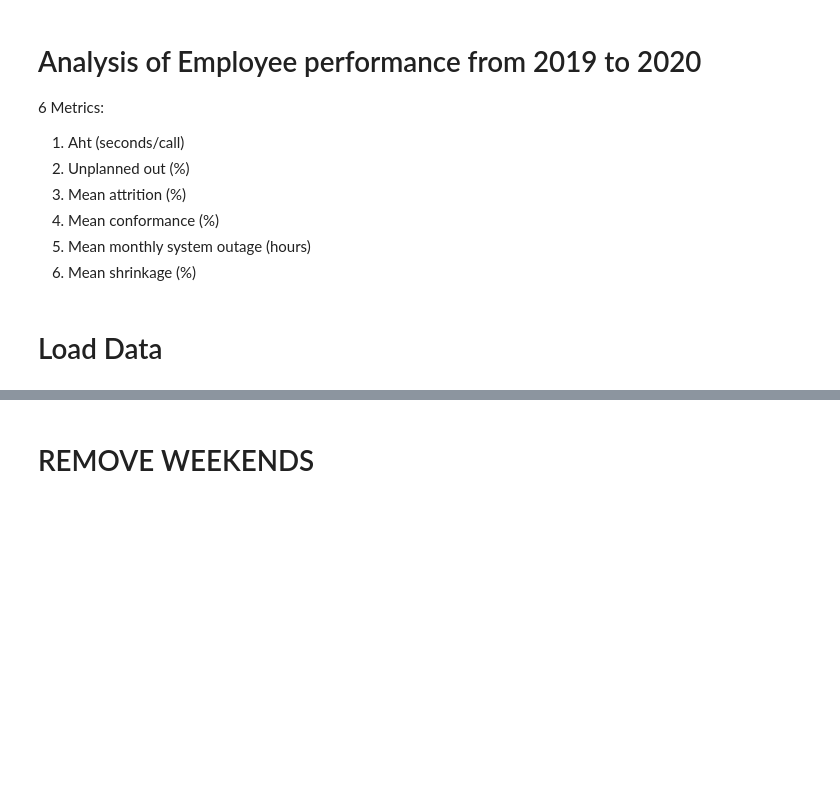
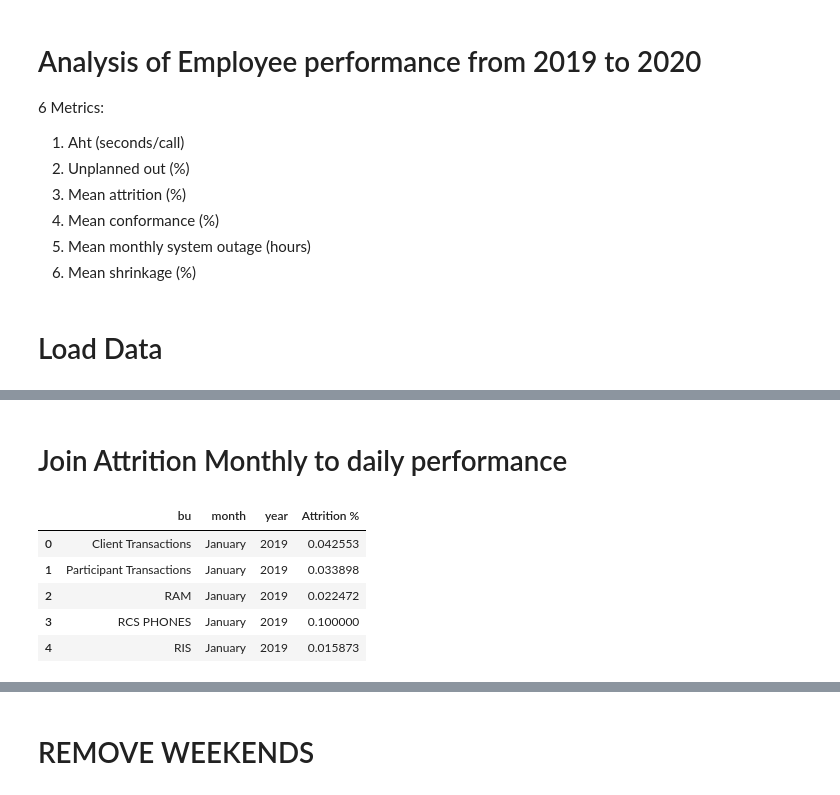
Before and after one commit to majickdave/dji_vol, a Jupyter notebook: wfh_analysis/6 metrics.ipynb, the cells around one changed output, grey strips where cells are left out. Cells and saved outputs as stored; diff of their text form; code cells hidden in the pictures; blank space fills up the shorter version.

Commit message:
joined attrition by month

```diff
--- a/wfh_analysis/6 metrics.ipynb
+++ b/wfh_analysis/6 metrics.ipynb
@@ -80,0 +34,13 @@ Timestamp('2019-01-31 00:00:00')
+# %% [markdown]
+# Join Attrition Monthly to daily performance
+# %%
+att = pd.read_csv('attrition_clean.csv', index_col=0)
+att.rename(columns={'BUSINESS UNIT':'bu'}, inplace=True)
+att[['bu','month','year','Attrition %']].head()
+# %% [output]
+|  | bu | month | year | Attrition % |
+| 0 | Client Transactions | January | 2019 | 0.042553 |
+| 1 | Participant Transactions | January | 2019 | 0.033898 |
+| 2 | RAM | January | 2019 | 0.022472 |
+| 3 | RCS PHONES | January | 2019 | 0.100000 |
+| 4 | RIS | January | 2019 | 0.015873 |
```
Also changed, not shown: parts of 12 cells of this notebook, 1 other file.
